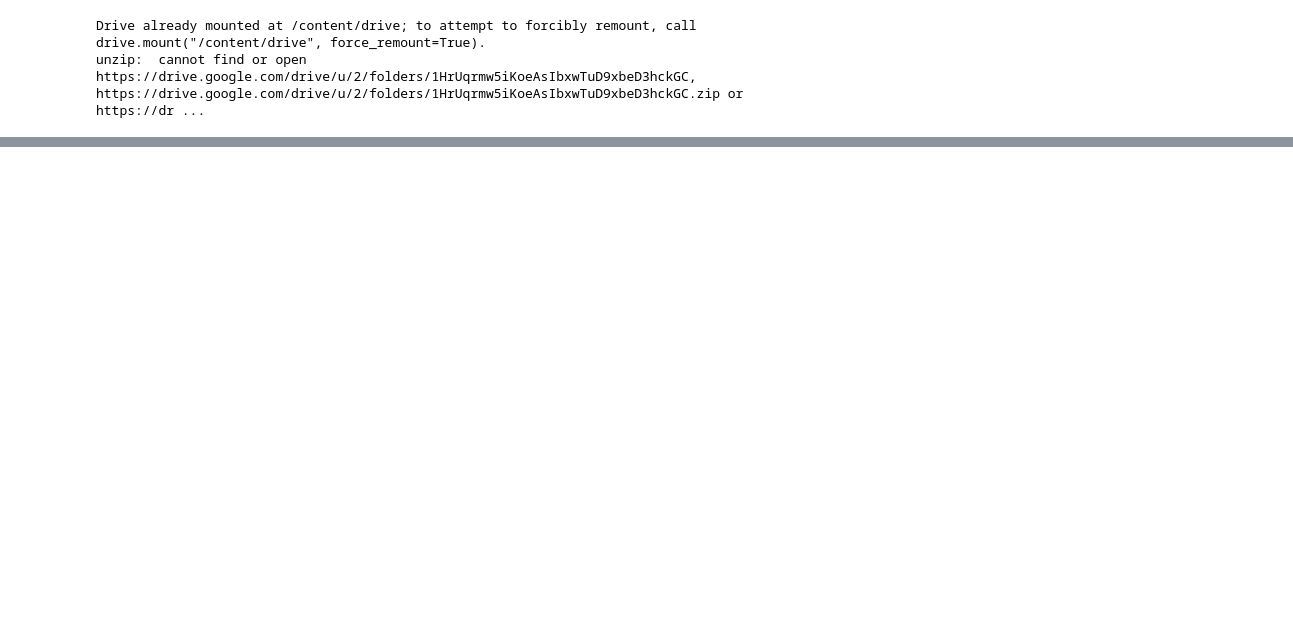
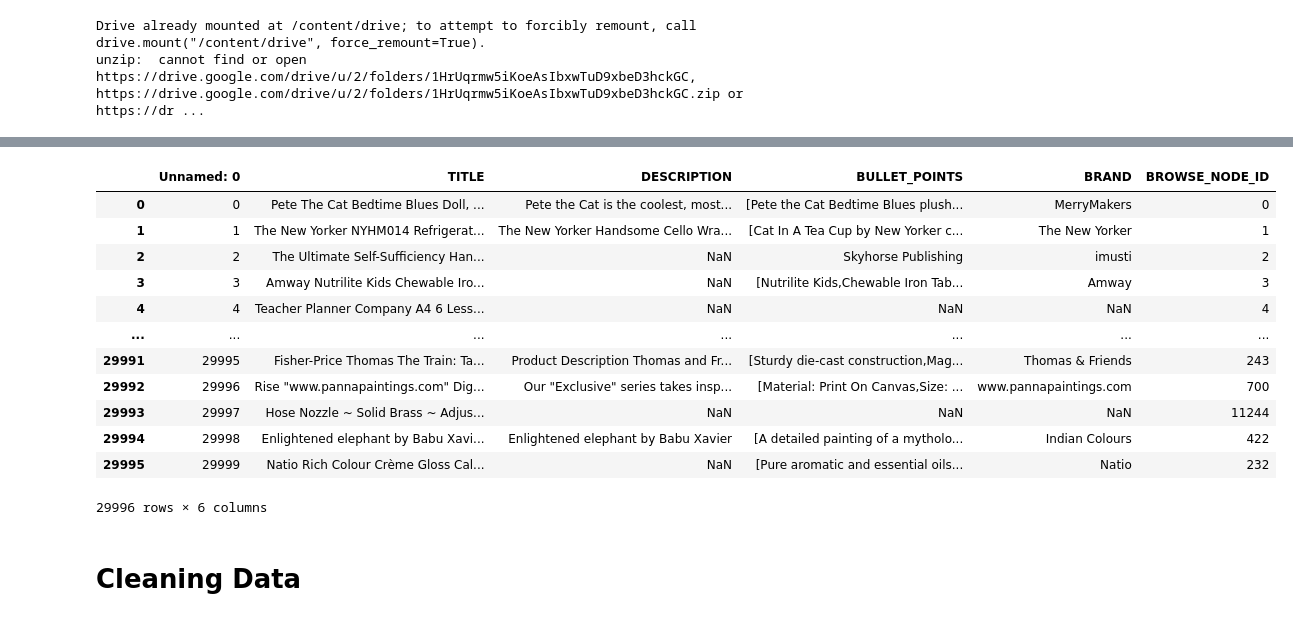
Before and after one commit to Hrudayangam/amazon_hackathon, a Jupyter notebook: Product_Browse_Node_Classification.ipynb, the cells around one changed output, grey strips where cells are left out. Drawn from its saved outputs; the diff is of its cells as text; code cells hidden in the pictures; blank space fills up the shorter version.

Commit message:
Mounting data, cleaning data, implementing bunty's NLP, integrating anuj's NLP

```diff
--- a/Product_Browse_Node_Classification.ipynb
+++ b/Product_Browse_Node_Classification.ipynb
@@ -16,4 +18,9 @@ unzip:  cannot find or open https://drive.google.com/drive/u/2/folders/1HrUqrmw5
 import pandas as pd
 import csv
 
-data = pd.read_csv("/content/drive/MyDrive/amazon_hackathon/train.csv", escapechar="\\", quoting= csv.QUOTE_NONE)
+df = pd.read_csv("/content/drive/MyDrive/amazon_hackathon/check_train_data.csv", escapechar="\\", error_bad_lines=False, warn_bad_lines=False)
+
+#using 30k data by anuj
+
+# df = pd.read_csv(, quoting= csv.QUOTE_NONE)
+# data = pd.read_csv("/content/drive/MyDrive/amazon_hackathon/check_train_data.csv", quoting= csv.QUOTE_NONE, escapechar="\\" )
@@ -30,0 +36,19 @@ print(data.head())
+# %%
+pd.set_option("max_rows", 10)
+df
+# %% [output]
+|  | Unnamed: 0 | TITLE | DESCRIPTION | BULLET_POINTS | BRAND | BROWSE_NODE_ID |
+| 0 | 0 | Pete The Cat Bedtime Blues Doll, ... | Pete the Cat is the coolest, most... | [Pete the Cat Bedtime Blues plush... | MerryMakers | 0 |
+| 1 | 1 | The New Yorker NYHM014 Refrigerat... | The New Yorker Handsome Cello Wra... | [Cat In A Tea Cup by New Yorker c... | The New Yorker | 1 |
+| 2 | 2 | The Ultimate Self-Sufficiency Han... | NaN | Skyhorse Publishing | imusti | 2 |
+| 3 | 3 | Amway Nutrilite Kids Chewable Iro... | NaN | [Nutrilite Kids,Chewable Iron Tab... | Amway | 3 |
+| 4 | 4 | Teacher Planner Company A4 6 Less... | NaN | NaN | NaN | 4 |
+| ... | ... | ... | ... | ... | ... | ... |
+| 29991 | 29995 | Fisher-Price Thomas The Train: Ta... | Product Description Thomas and Fr... | [Sturdy die-cast construction,Mag... | Thomas & Friends | 243 |
+| 29992 | 29996 | Rise "www.pannapaintings.com" Dig... | Our "Exclusive" series takes insp... | [Material: Print On Canvas,Size: ... | www.pannapaintings.com | 700 |
+| 29993 | 29997 | Hose Nozzle ~ Solid Brass ~ Adjus... | NaN | NaN | NaN | 11244 |
+| 29994 | 29998 | Enlightened elephant by Babu Xavi... | Enlightened elephant by Babu Xavier | [A detailed painting of a mytholo... | Indian Colours | 422 |
+| 29995 | 29999 | Natio Rich Colour Crème Gloss Cal... | NaN | [Pure aromatic and essential oils... | Natio | 232 |
+29996 rows × 6 columns
+# %% [markdown]
+# Cleaning Data
```
Also changed, not shown: parts of 24 cells of this notebook.
